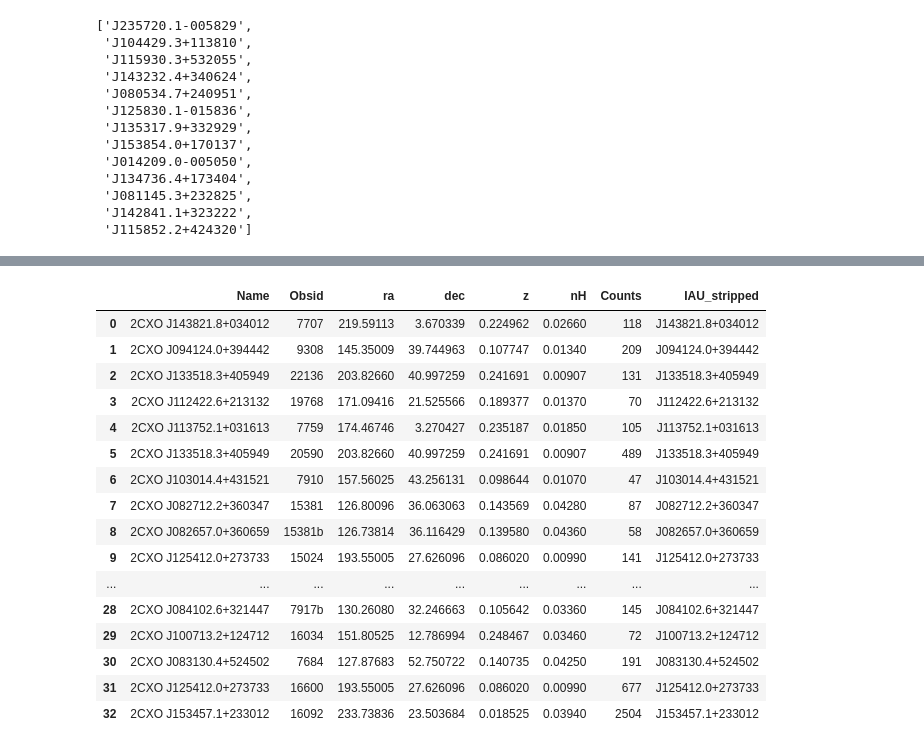
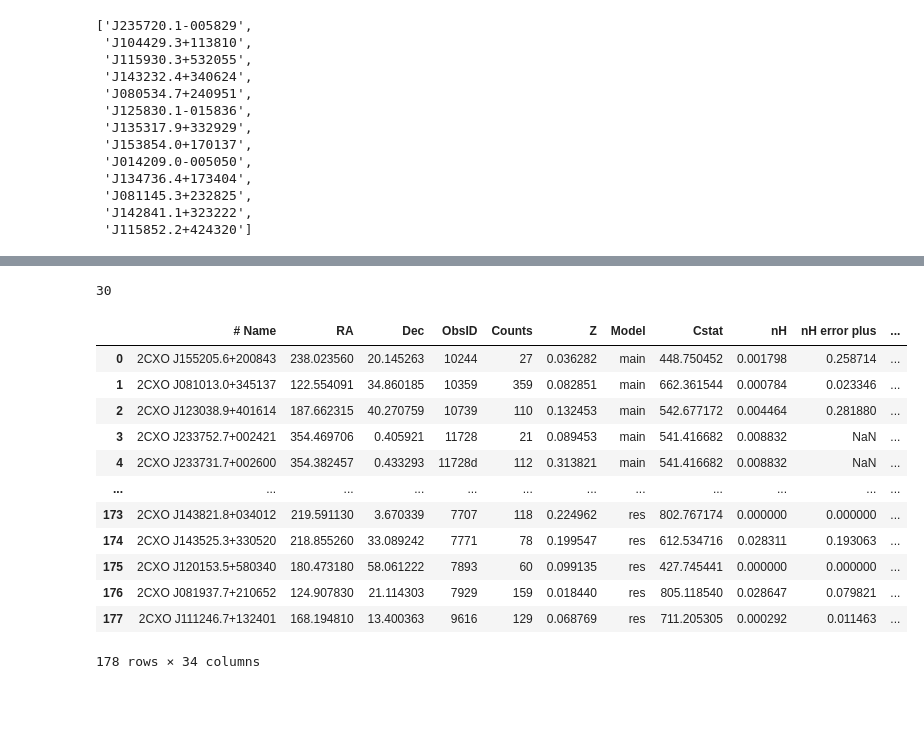
Before and after one commit to kciurleo/AGN, a Jupyter notebook: unorganized/more_testing.ipynb, the cells around one changed output, grey strips where cells are left out. Saved outputs shown, nothing was run; the diff lists cells and outputs as text; code cells hidden in the pictures; blank space fills up the shorter version.

```diff
--- a/unorganized/more_testing.ipynb
+++ b/unorganized/more_testing.ipynb
@@ -313,23 +319,3 @@ reran_min_abs[reran_min_abs['IAU_stripped'].isin(seth_true_list)]
-# %%
-reran_min_abs
-# %% [output]
-|  | Name | Obsid | ra | dec | z | nH | Counts | IAU_stripped |
-| 0 | 2CXO J143821.8+034012 | 7707 | 219.59113 | 3.670339 | 0.224962 | 0.02660 | 118 | J143821.8+034012 |
-| 1 | 2CXO J094124.0+394442 | 9308 | 145.35009 | 39.744963 | 0.107747 | 0.01340 | 209 | J094124.0+394442 |
-| 2 | 2CXO J133518.3+405949 | 22136 | 203.82660 | 40.997259 | 0.241691 | 0.00907 | 131 | J133518.3+405949 |
-| 3 | 2CXO J112422.6+213132 | 19768 | 171.09416 | 21.525566 | 0.189377 | 0.01370 | 70 | J112422.6+213132 |
-| 4 | 2CXO J113752.1+031613 | 7759 | 174.46746 | 3.270427 | 0.235187 | 0.01850 | 105 | J113752.1+031613 |
-| 5 | 2CXO J133518.3+405949 | 20590 | 203.82660 | 40.997259 | 0.241691 | 0.00907 | 489 | J133518.3+405949 |
-| 6 | 2CXO J103014.4+431521 | 7910 | 157.56025 | 43.256131 | 0.098644 | 0.01070 | 47 | J103014.4+431521 |
-| 7 | 2CXO J082712.2+360347 | 15381 | 126.80096 | 36.063063 | 0.143569 | 0.04280 | 87 | J082712.2+360347 |
-| 8 | 2CXO J082657.0+360659 | 15381b | 126.73814 | 36.116429 | 0.139580 | 0.04360 | 58 | J082657.0+360659 |
-| 9 | 2CXO J125412.0+273733 | 15024 | 193.55005 | 27.626096 | 0.086020 | 0.00990 | 141 | J125412.0+273733 |
-| ... | ... | ... | ... | ... | ... | ... | ... | ... |
-| 28 | 2CXO J084102.6+321447 | 7917b | 130.26080 | 32.246663 | 0.105642 | 0.03360 | 145 | J084102.6+321447 |
-| 29 | 2CXO J100713.2+124712 | 16034 | 151.80525 | 12.786994 | 0.248467 | 0.03460 | 72 | J100713.2+124712 |
-| 30 | 2CXO J083130.4+524502 | 7684 | 127.87683 | 52.750722 | 0.140735 | 0.04250 | 191 | J083130.4+524502 |
-| 31 | 2CXO J125412.0+273733 | 16600 | 193.55005 | 27.626096 | 0.086020 | 0.00990 | 677 | J125412.0+273733 |
-| 32 | 2CXO J153457.1+233012 | 16092 | 233.73836 | 23.503684 | 0.018525 | 0.03940 | 2504 | J153457.1+233012 |
 # %%
 seth_unabsorbed_table51=['J142859.9+330318',
 'J102025.7+25340',
@@ -361,3 +347,25 @@ seth_unabsorbed_table51=['J142859.9+330318',
 'J151215.7+020317',
 'J140354.3+542209',
 'J143525.3+330520']
+# %%
+len(seth_unabsorbed_table51)
+# %% [output]
+30
+# %%
+candidate_info=pd.read_csv('/Volumes/galaxies/Seth/AGNs/x-ray/final_data/candidate_info_final_all.csv')
+# %%
+candidate_info
+# %% [output]
+|  | # Name | RA | Dec | ObsID | Counts | Z | Model | Cstat | nH | nH error plus | ... |
+| 0 | 2CXO J155205.6+200843 | 238.023560 | 20.145263 | 10244 | 27 | 0.036282 | main | 448.750452 | 0.001798 | 0.258714 | ... |
+| 1 | 2CXO J081013.0+345137 | 122.554091 | 34.860185 | 10359 | 359 | 0.082851 | main | 662.361544 | 0.000784 | 0.023346 | ... |
+| 2 | 2CXO J123038.9+401614 | 187.662315 | 40.270759 | 10739 | 110 | 0.132453 | main | 542.677172 | 0.004464 | 0.281880 | ... |
+| 3 | 2CXO J233752.7+002421 | 354.469706 | 0.405921 | 11728 | 21 | 0.089453 | main | 541.416682 | 0.008832 | NaN | ... |
+| 4 | 2CXO J233731.7+002600 | 354.382457 | 0.433293 | 11728d | 112 | 0.313821 | main | 541.416682 | 0.008832 | NaN | ... |
+| ... | ... | ... | ... | ... | ... | ... | ... | ... | ... | ... | ... |
+| 173 | 2CXO J143821.8+034012 | 219.591130 | 3.670339 | 7707 | 118 | 0.224962 | res | 802.767174 | 0.000000 | 0.000000 | ... |
+| 174 | 2CXO J143525.3+330520 | 218.855260 | 33.089242 | 7771 | 78 | 0.199547 | res | 612.534716 | 0.028311 | 0.193063 | ... |
+| 175 | 2CXO J120153.5+580340 | 180.473180 | 58.061222 | 7893 | 60 | 0.099135 | res | 427.745441 | 0.000000 | 0.000000 | ... |
+| 176 | 2CXO J081937.7+210652 | 124.907830 | 21.114303 | 7929 | 159 | 0.018440 | res | 805.118540 | 0.028647 | 0.079821 | ... |
+| 177 | 2CXO J111246.7+132401 | 168.194810 | 13.400363 | 9616 | 129 | 0.068769 | res | 711.205305 | 0.000292 | 0.011463 | ... |
+178 rows × 34 columns
```
Also changed, not shown: parts of 6 cells of this notebook, 3 other files.
